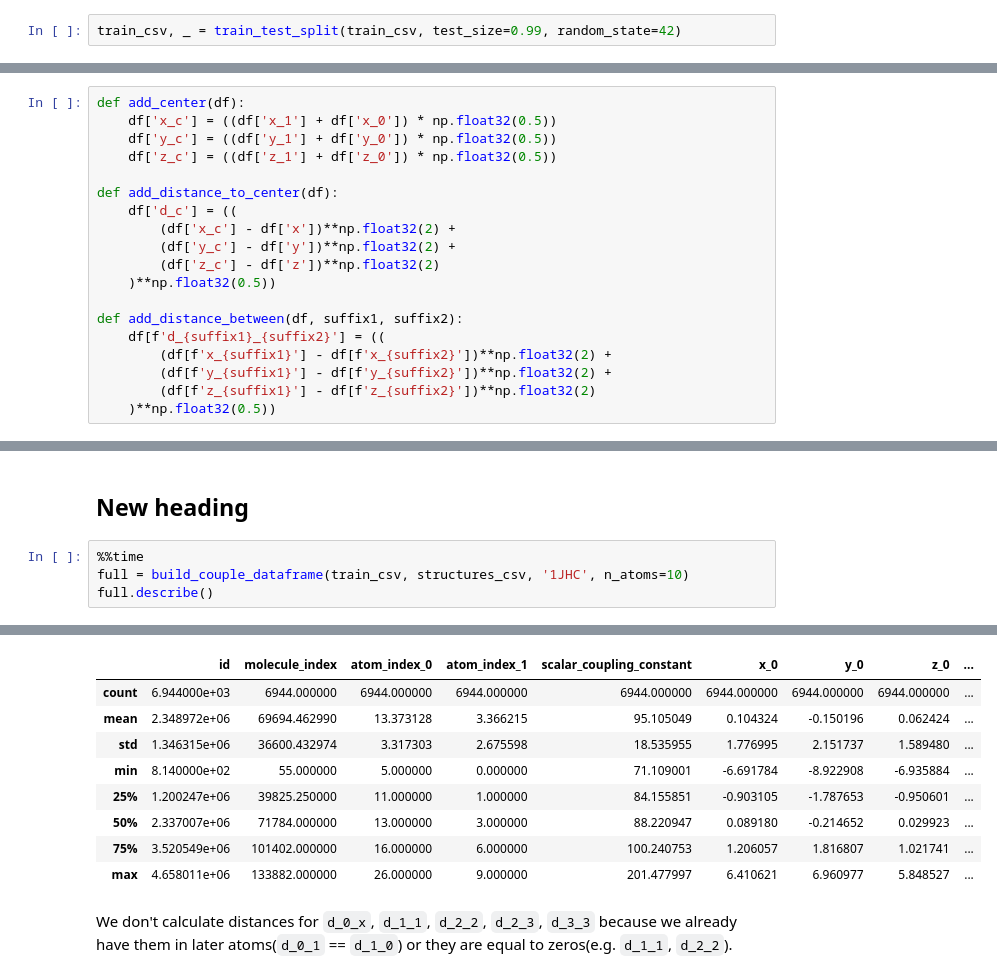
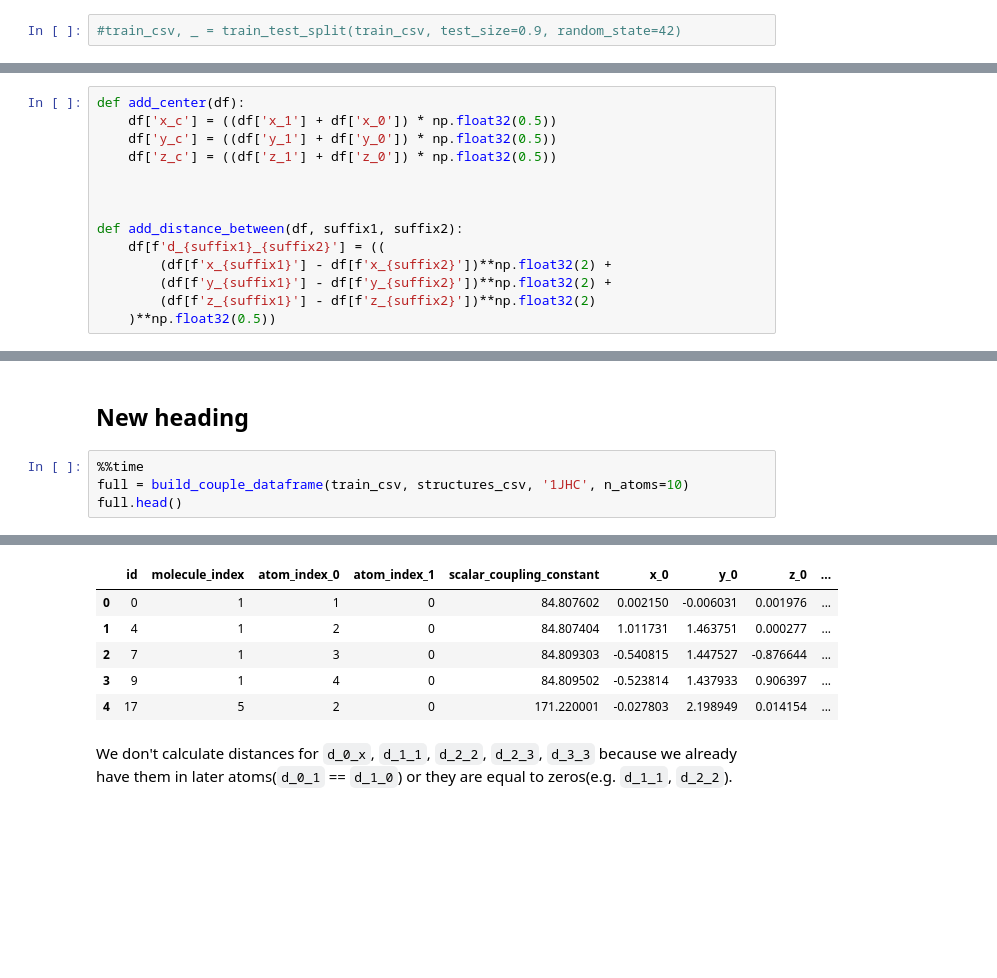
Before and after one commit to dmvlasenk/Kaggle_Predicting_Molecular_Properties, a Jupyter notebook: src/main.ipynb, the cells around one changed output, grey strips where cells are left out. Saved outputs shown, nothing was run; the diff lists cells and outputs as text; blank space fills up the shorter version.

```diff
--- a/src/main.ipynb
+++ b/src/main.ipynb
@@ -91,7 +91,7 @@ train_csv.head(10)
 # %% [markdown]
 #### Filter
 # %%
-train_csv, _ = train_test_split(train_csv, test_size=0.99, random_state=42)
+#train_csv, _ = train_test_split(train_csv, test_size=0.9, random_state=42)
 # %% [markdown]
 #### Train_CSV Params
 # %%
@@ -222,12 +222,7 @@ def add_center(df):
     df['y_c'] = ((df['y_1'] + df['y_0']) * np.float32(0.5))
     df['z_c'] = ((df['z_1'] + df['z_0']) * np.float32(0.5))
 
-def add_distance_to_center(df):
-    df['d_c'] = ((
-        (df['x_c'] - df['x'])**np.float32(2) +
-        (df['y_c'] - df['y'])**np.float32(2) +
-        (df['z_c'] - df['z'])**np.float32(2)
-    )**np.float32(0.5))
+
 
 def add_distance_between(df, suffix1, suffix2):
     df[f'd_{suffix1}_{suffix2}'] = ((
@@ -479,5 +505,5 @@ Wall time: 4.88 s
 # %%
 %%time
 full = build_couple_dataframe(train_csv, structures_csv, '1JHC', n_atoms=10)
-full.describe()
+full.head()
 # %% [output]
@@ -485,12 +511,9 @@ Wall time: 7.7 s
 |  | id | molecule_index | atom_index_0 | atom_index_1 | scalar_coupling_constant | x_0 | y_0 | z_0 | ... |
-| count | 6.944000e+03 | 6944.000000 | 6944.000000 | 6944.000000 | 6944.000000 | 6944.000000 | 6944.000000 | 6944.000000 | ... |
-| mean | 2.348972e+06 | 69694.462990 | 13.373128 | 3.366215 | 95.105049 | 0.104324 | -0.150196 | 0.062424 | ... |
-| std | 1.346315e+06 | 36600.432974 | 3.317303 | 2.675598 | 18.535955 | 1.776995 | 2.151737 | 1.589480 | ... |
-| min | 8.140000e+02 | 55.000000 | 5.000000 | 0.000000 | 71.109001 | -6.691784 | -8.922908 | -6.935884 | ... |
-| 25% | 1.200247e+06 | 39825.250000 | 11.000000 | 1.000000 | 84.155851 | -0.903105 | -1.787653 | -0.950601 | ... |
-| 50% | 2.337007e+06 | 71784.000000 | 13.000000 | 3.000000 | 88.220947 | 0.089180 | -0.214652 | 0.029923 | ... |
-| 75% | 3.520549e+06 | 101402.000000 | 16.000000 | 6.000000 | 100.240753 | 1.206057 | 1.816807 | 1.021741 | ... |
-| max | 4.658011e+06 | 133882.000000 | 26.000000 | 9.000000 | 201.477997 | 6.410621 | 6.960977 | 5.848527 | ... |
+| 0 | 0 | 1 | 1 | 0 | 84.807602 | 0.002150 | -0.006031 | 0.001976 | ... |
+| 1 | 4 | 1 | 2 | 0 | 84.807404 | 1.011731 | 1.463751 | 0.000277 | ... |
+| 2 | 7 | 1 | 3 | 0 | 84.809303 | -0.540815 | 1.447527 | -0.876644 | ... |
+| 3 | 9 | 1 | 4 | 0 | 84.809502 | -0.523814 | 1.437933 | 0.906397 | ... |
+| 4 | 17 | 5 | 2 | 0 | 171.220001 | -0.027803 | 2.198949 | 0.014154 | ... |
 # %% [markdown]
 We don't calculate distances for `d_0_x`, `d_1_1`, `d_2_2`, `d_2_3`, `d_3_3` because we already have them in later atoms(`d_0_1` == `d_1_0`) or they are equal to zeros(e.g. `d_1_1`, `d_2_2`).
 # %%
```
Also changed, not shown: parts of 19 cells of this notebook, 2 other files.
